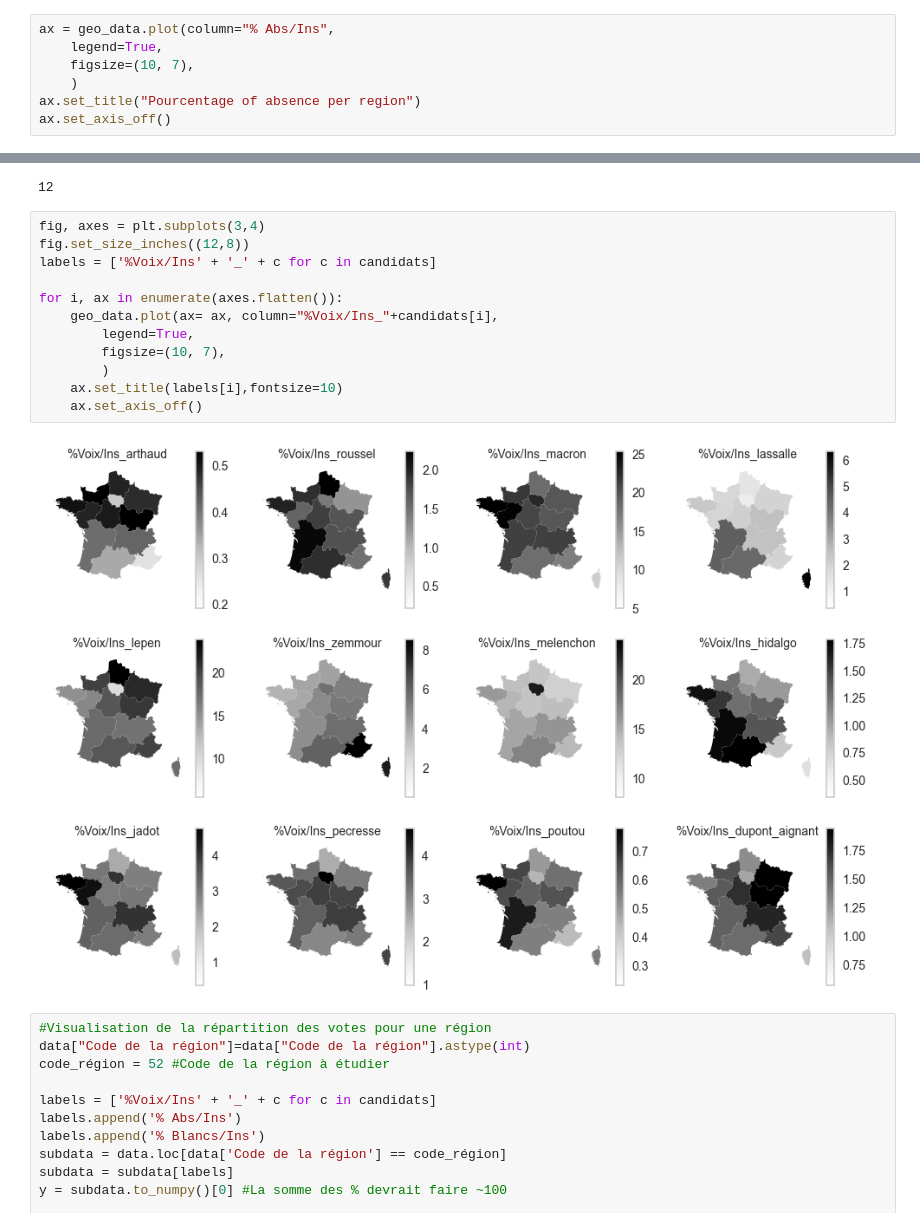
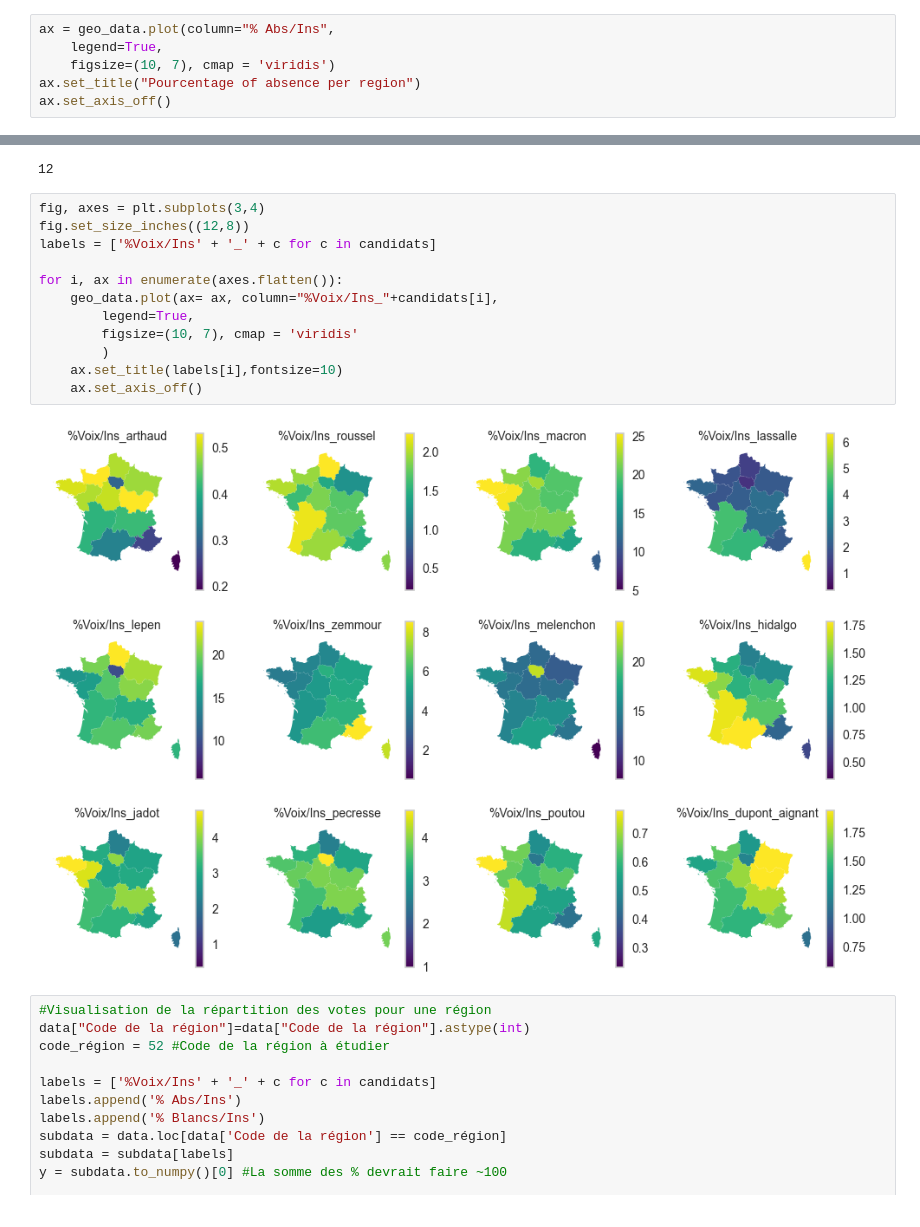
Before and after one commit to Abdellah-Laassairi/apst2-model-based-clustering, a Jupyter notebook: Presidential_elections_clustering.ipynb, the cells around one changed output, grey strips where cells are left out. Saved outputs shown, nothing was run; the diff lists cells and outputs as text.

```diff
--- a/Presidential_elections_clustering.ipynb
+++ b/Presidential_elections_clustering.ipynb
@@ -101,8 +102,7 @@ px.bar(x=regions, y=new_y, title="% Abstention ")
 # %%
 ax = geo_data.plot(column="% Abs/Ins",
     legend=True,
-    figsize=(10, 7),
-    )
+    figsize=(10, 7), cmap = 'viridis')
 ax.set_title("Pourcentage of absence per region")
 ax.set_axis_off()
 # %% [output]
@@ -114,17 +114,17 @@ len(candidats)
 # %%
 fig, axes = plt.subplots(3,4)
 fig.set_size_inches((12,8))
 labels = ['%Voix/Ins' + '_' + c for c in candidats]
 
 for i, ax in enumerate(axes.flatten()):
     geo_data.plot(ax= ax, column="%Voix/Ins_"+candidats[i],
         legend=True,
-        figsize=(10, 7),
+        figsize=(10, 7), cmap = 'viridis'
         )
     ax.set_title(labels[i],fontsize=10)
     ax.set_axis_off()
 # %% [output]
-[figure, old version]
+[figure, new version]
 # %%
 #Visualisation de la répartition des votes pour une région
 data["Code de la région"]=data["Code de la région"].astype(int)
```
Also changed, not shown: parts of 2 cells of this notebook.
